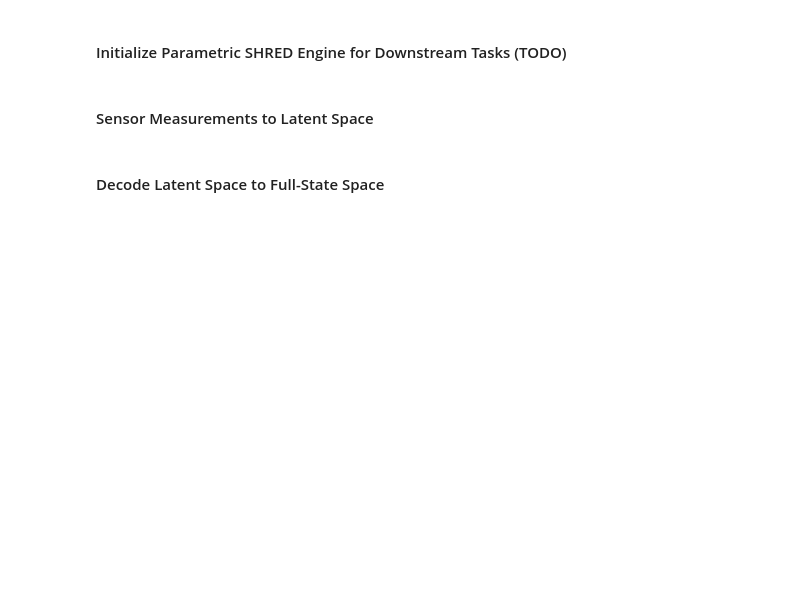
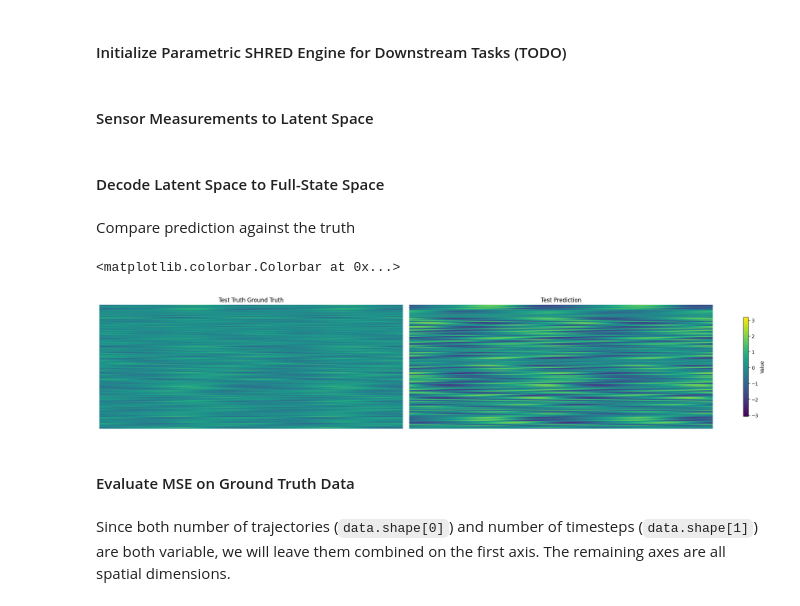
Before and after one commit to pyshred-dev/pyshred, a Jupyter notebook: examples/shred_rom.ipynb, the cells around one changed output. Saved outputs shown, nothing was run; the diff lists cells and outputs as text; code cells hidden in the pictures; blank space fills up the shorter version.

Commit message:
shred-rom + other minor updates

```diff
--- a/examples/shred_rom.ipynb
+++ b/examples/shred_rom.ipynb
@@ -91,7 +92,7 @@ shred = SHRED(sequence_model="LSTM", decoder_model="MLP", latent_forecaster=None
 # %% [markdown]
 #### Fit SHRED
 # %%
-val_errors = shred.fit(train_dataset=train_dataset, val_dataset=val_dataset, num_epochs=10, sindy_regularization=0)
+val_errors = shred.fit(train_dataset=train_dataset, val_dataset=val_dataset, num_epochs=5, sindy_regularization=0)
 print('val_errors:', val_errors)
 # %% [output]
 Fitting SHRED...
@@ -127,8 +123,39 @@ Test  MSE: 0.003
 # %% [markdown]
 #### Initialize Parametric SHRED Engine for Downstream Tasks (TODO)
 # %%
-# engine = ParametricSHREDEngine(manager, shred)
+engine = ParametricSHREDEngine(manager, shred)
 # %% [markdown]
 #### Sensor Measurements to Latent Space
+# %%
+test_latent_from_sensors = engine.sensor_to_latent(manager.test_sensor_measurements)
 # %% [markdown]
 #### Decode Latent Space to Full-State Space
+# %%
+test_prediction = engine.decode(test_latent_from_sensors) # latent space generated from sensor data
+# %% [markdown]
+Compare prediction against the truth
+# %%
+spatial_shape = data.shape[2:]
+truth      = data.reshape(-1, *spatial_shape)
+prediction = test_prediction['KS']
+
+compare_data = [truth, prediction]
+titles = ["Test Truth Ground Truth", "Test Prediction"]
+
+vmin, vmax = np.min([d.min() for d in compare_data]), np.max([d.max() for d in compare_data])
+
+fig, axes = plt.subplots(1, 2, figsize=(20, 4), constrained_layout=True)
+
+for ax, d, title in zip(axes, compare_data, titles):
+    im = ax.imshow(d, vmin=vmin, vmax=vmax, aspect='auto')
+    ax.set(title=title)
+    ax.axis("off")
+
+fig.colorbar(im, ax=axes, label="Value", shrink=0.8)
+# %% [output]
+<matplotlib.colorbar.Colorbar at 0x...>
+[figure, added]
+# %% [markdown]
+#### Evaluate MSE on Ground Truth Data
+# %% [markdown]
+Since both number of trajectories (`data.shape[0]`) and number of timesteps (`data.shape[1]`) are both variable, we will leave them combined on the first axis. The remaining axes are all spatial dimensions.
```
Also changed, not shown: parts of 5 cells of this notebook, 4 other files.
